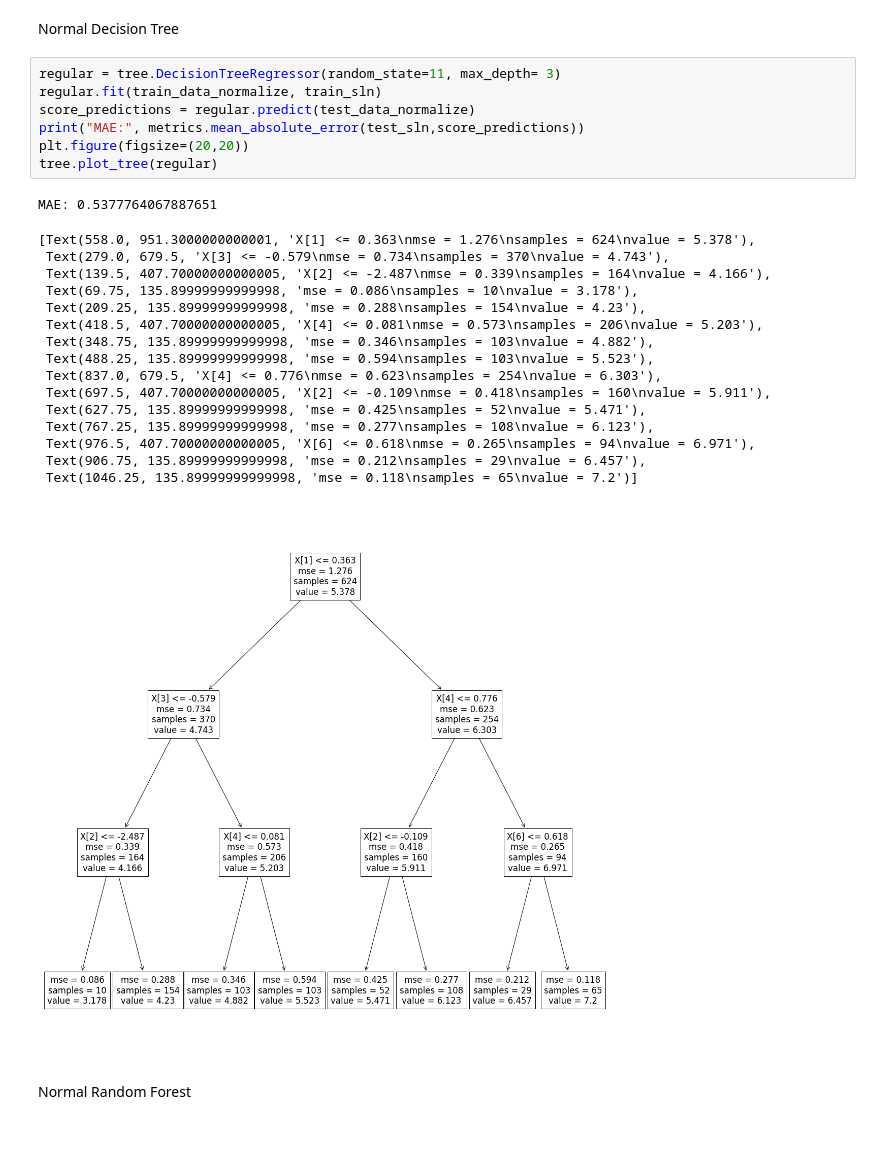
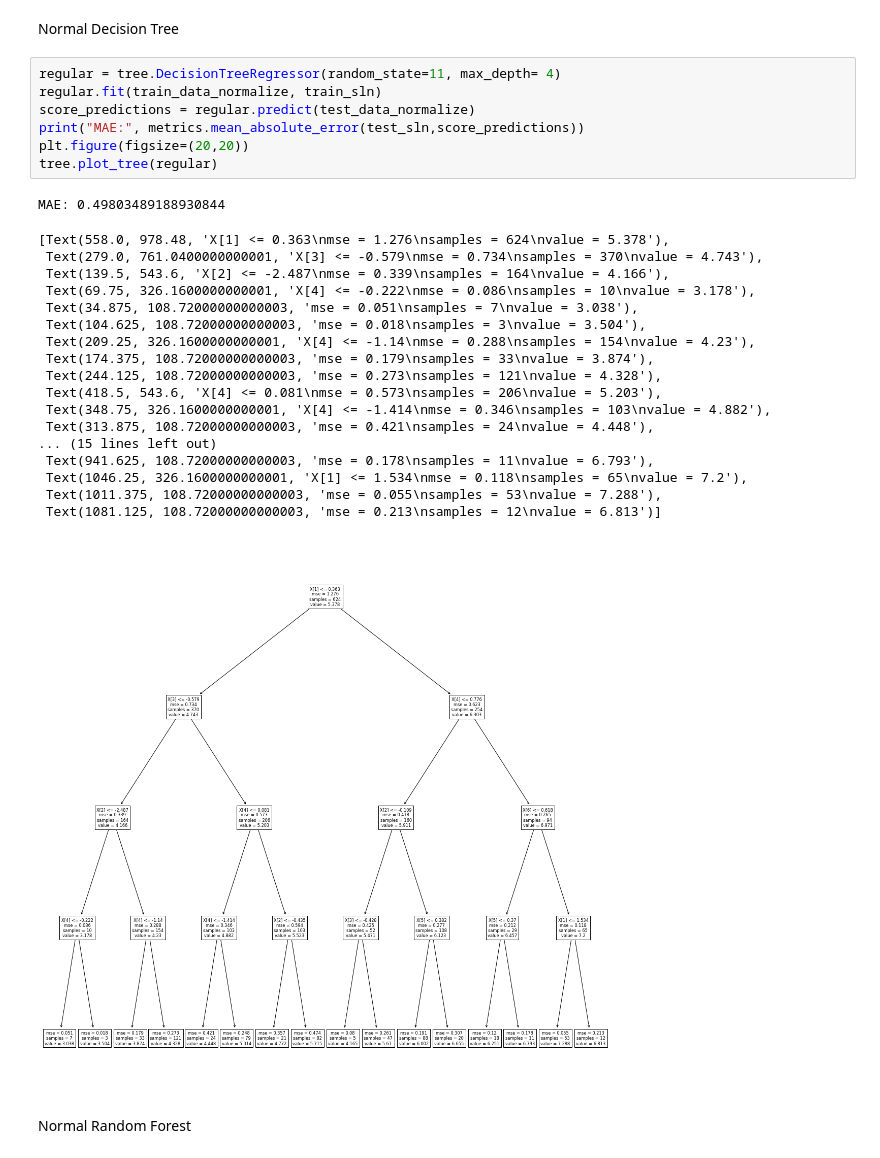
Before and after one commit to Josh-Warren11/RandomNotes, a Jupyter notebook: Project1_halfway done.ipynb, the cells around one changed output. Saved outputs shown, nothing was run; the diff lists cells and outputs as text.

```diff
--- a/Project1_halfway done.ipynb
+++ b/Project1_halfway done.ipynb
@@ -193,30 +194,32 @@ MAE:  0.40090239161330216
 # %% [markdown]
 Normal Decision Tree
 # %%
-regular = tree.DecisionTreeRegressor(random_state=11, max_depth= 3)
+regular = tree.DecisionTreeRegressor(random_state=11, max_depth= 4)
 regular.fit(train_data_normalize, train_sln)
 score_predictions = regular.predict(test_data_normalize)
 print("MAE:", metrics.mean_absolute_error(test_sln,score_predictions))
 plt.figure(figsize=(20,20))
 tree.plot_tree(regular)
 # %% [output]
-MAE: 0.5377764067887651
+MAE: 0.49803489188930844
-[Text(558.0, 951.3000000000001, 'X[1] <= 0.363\nmse = 1.276\nsamples = 624\nvalue = 5.378'),
- Text(279.0, 679.5, 'X[3] <= -0.579\nmse = 0.734\nsamples = 370\nvalue = 4.743'),
- Text(139.5, 407.70000000000005, 'X[2] <= -2.487\nmse = 0.339\nsamples = 164\nvalue = 4.166'),
- Text(69.75, 135.89999999999998, 'mse = 0.086\nsamples = 10\nvalue = 3.178'),
- Text(209.25, 135.89999999999998, 'mse = 0.288\nsamples = 154\nvalue = 4.23'),
- Text(418.5, 407.70000000000005, 'X[4] <= 0.081\nmse = 0.573\nsamples = 206\nvalue = 5.203'),
- Text(348.75, 135.89999999999998, 'mse = 0.346\nsamples = 103\nvalue = 4.882'),
- Text(488.25, 135.89999999999998, 'mse = 0.594\nsamples = 103\nvalue = 5.523'),
- Text(837.0, 679.5, 'X[4] <= 0.776\nmse = 0.623\nsamples = 254\nvalue = 6.303'),
- Text(697.5, 407.70000000000005, 'X[2] <= -0.109\nmse = 0.418\nsamples = 160\nvalue = 5.911'),
- Text(627.75, 135.89999999999998, 'mse = 0.425\nsamples = 52\nvalue = 5.471'),
- Text(767.25, 135.89999999999998, 'mse = 0.277\nsamples = 108\nvalue = 6.123'),
- Text(976.5, 407.70000000000005, 'X[6] <= 0.618\nmse = 0.265\nsamples = 94\nvalue = 6.971'),
- Text(906.75, 135.89999999999998, 'mse = 0.212\nsamples = 29\nvalue = 6.457'),
- Text(1046.25, 135.89999999999998, 'mse = 0.118\nsamples = 65\nvalue = 7.2')]
+[Text(558.0, 978.48, 'X[1] <= 0.363\nmse = 1.276\nsamples = 624\nvalue = 5.378'),
+ Text(279.0, 761.0400000000001, 'X[3] <= -0.579\nmse = 0.734\nsamples = 370\nvalue = 4.743'),
+ Text(139.5, 543.6, 'X[2] <= -2.487\nmse = 0.339\nsamples = 164\nvalue = 4.166'),
+ Text(69.75, 326.1600000000001, 'X[4] <= -0.222\nmse = 0.086\nsamples = 10\nvalue = 3.178'),
+ Text(34.875, 108.72000000000003, 'mse = 0.051\nsamples = 7\nvalue = 3.038'),
+ Text(104.625, 108.72000000000003, 'mse = 0.018\nsamples = 3\nvalue = 3.504'),
+ Text(209.25, 326.1600000000001, 'X[4] <= -1.14\nmse = 0.288\nsamples = 154\nvalue = 4.23'),
+ Text(174.375, 108.72000000000003, 'mse = 0.179\nsamples = 33\nvalue = 3.874'),
+ Text(244.125, 108.72000000000003, 'mse = 0.273\nsamples = 121\nvalue = 4.328'),
+ Text(418.5, 543.6, 'X[4] <= 0.081\nmse = 0.573\nsamples = 206\nvalue = 5.203'),
+ Text(348.75, 326.1600000000001, 'X[4] <= -1.414\nmse = 0.346\nsamples = 103\nvalue = 4.882'),
+ Text(313.875, 108.72000000000003, 'mse = 0.421\nsamples = 24\nvalue = 4.448'),
+... (15 lines left out)
+ Text(941.625, 108.72000000000003, 'mse = 0.178\nsamples = 11\nvalue = 6.793'),
+ Text(1046.25, 326.1600000000001, 'X[1] <= 1.534\nmse = 0.118\nsamples = 65\nvalue = 7.2'),
+ Text(1011.375, 108.72000000000003, 'mse = 0.055\nsamples = 53\nvalue = 7.288'),
+ Text(1081.125, 108.72000000000003, 'mse = 0.213\nsamples = 12\nvalue = 6.813')]
-[figure, old version]
+[figure, new version]
 # %% [markdown]
 Normal Random Forest
 # %%
```
Also changed, not shown: parts of 15 cells of this notebook.
